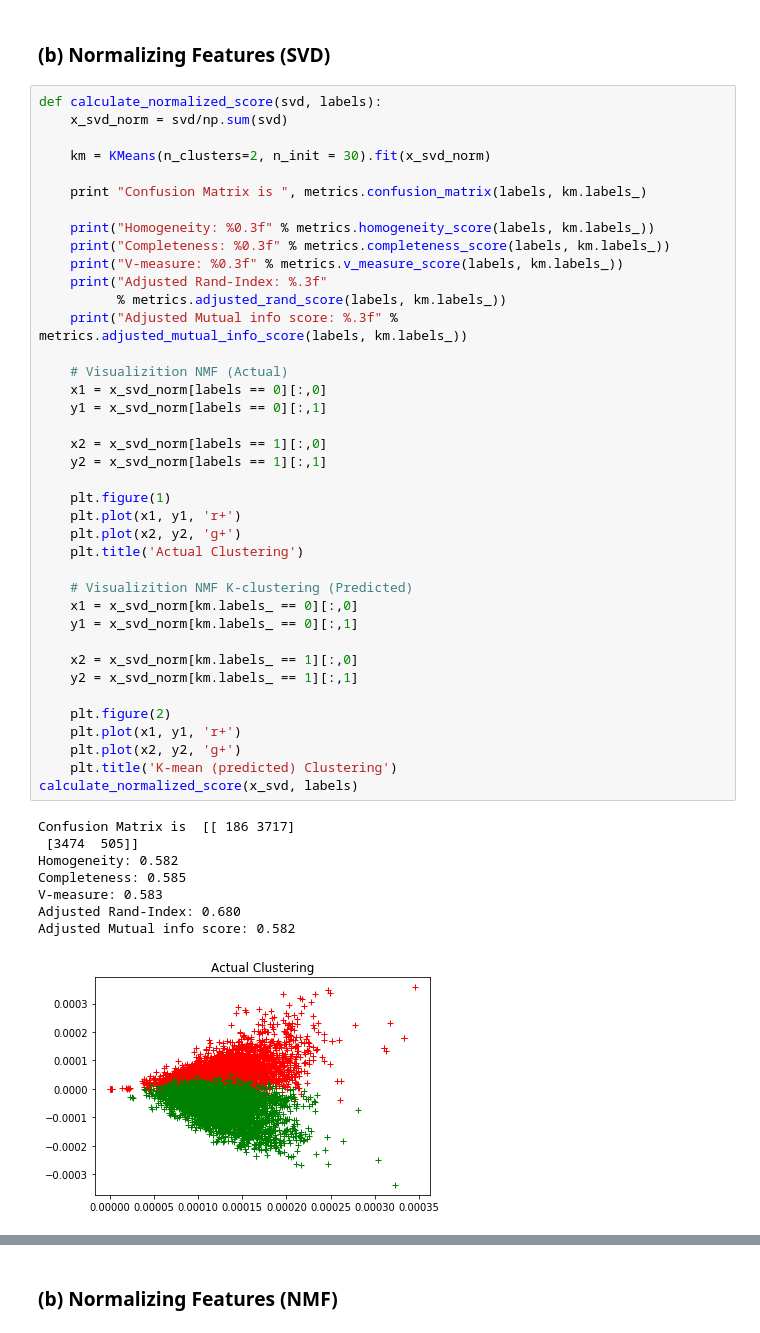
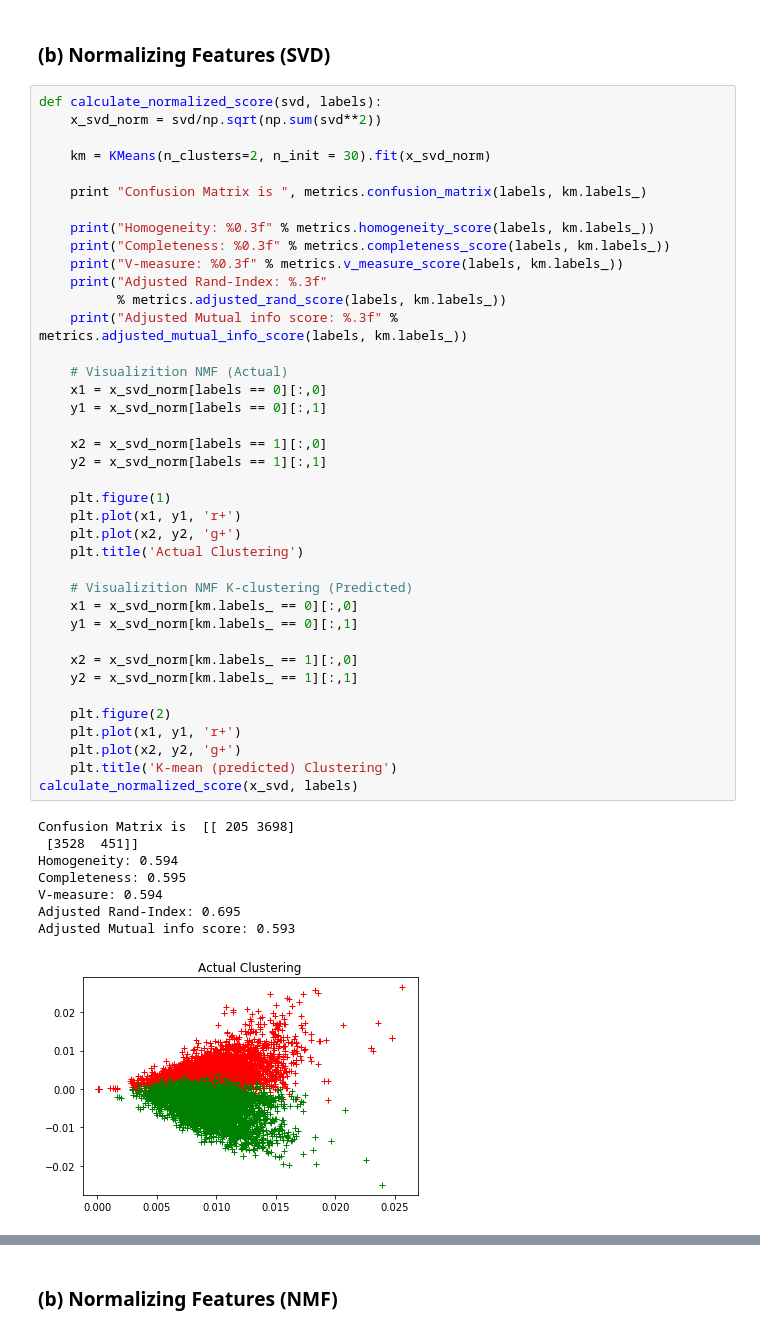
Before and after one commit to Jas-Jess/ee219, a Jupyter notebook: Project 1/Project_2.ipynb, the cells around one changed output, grey strips where cells are left out. Saved outputs shown, nothing was run; the diff lists cells and outputs as text.

```diff
--- a/Project 1/Project_2.ipynb
+++ b/Project 1/Project_2.ipynb
@@ -343,7 +343,7 @@ Adjusted Mutual info score: 0.679
 ### (b) Normalizing Features (SVD)
 # %%
 def calculate_normalized_score(svd, labels):
-    x_svd_norm = svd/np.sum(svd)
+    x_svd_norm = svd/np.sqrt(np.sum(svd**2))
 
     km = KMeans(n_clusters=2, n_init = 30).fit(x_svd_norm)
 
@@ -354,38 +354,38 @@ def calculate_normalized_score(svd, labels):
     print("V-measure: %0.3f" % metrics.v_measure_score(labels, km.labels_))
     print("Adjusted Rand-Index: %.3f"
           % metrics.adjusted_rand_score(labels, km.labels_))
     print("Adjusted Mutual info score: %.3f" % metrics.adjusted_mutual_info_score(labels, km.labels_))
 
     # Visualizition NMF (Actual)
     x1 = x_svd_norm[labels == 0][:,0]
     y1 = x_svd_norm[labels == 0][:,1]
 
     x2 = x_svd_norm[labels == 1][:,0]
     y2 = x_svd_norm[labels == 1][:,1]
 
     plt.figure(1)
     plt.plot(x1, y1, 'r+')
     plt.plot(x2, y2, 'g+')
     plt.title('Actual Clustering')
 
     # Visualizition NMF K-clustering (Predicted)
     x1 = x_svd_norm[km.labels_ == 0][:,0]
     y1 = x_svd_norm[km.labels_ == 0][:,1]
 
     x2 = x_svd_norm[km.labels_ == 1][:,0]
     y2 = x_svd_norm[km.labels_ == 1][:,1]
 
     plt.figure(2)
     plt.plot(x1, y1, 'r+')
     plt.plot(x2, y2, 'g+')
     plt.title('K-mean (predicted) Clustering')
 calculate_normalized_score(x_svd, labels)
 # %% [output]
-Confusion Matrix is  [[ 186 3717]
- [3474  505]]
-Homogeneity: 0.582
-Completeness: 0.585
-V-measure: 0.583
-Adjusted Rand-Index: 0.680
-Adjusted Mutual info score: 0.582
+Confusion Matrix is  [[ 205 3698]
+ [3528  451]]
+Homogeneity: 0.594
+Completeness: 0.595
+V-measure: 0.594
+Adjusted Rand-Index: 0.695
+Adjusted Mutual info score: 0.593
-[figure, old version]
+[figure, new version]
```
Also changed, not shown: parts of 11 cells of this notebook.
